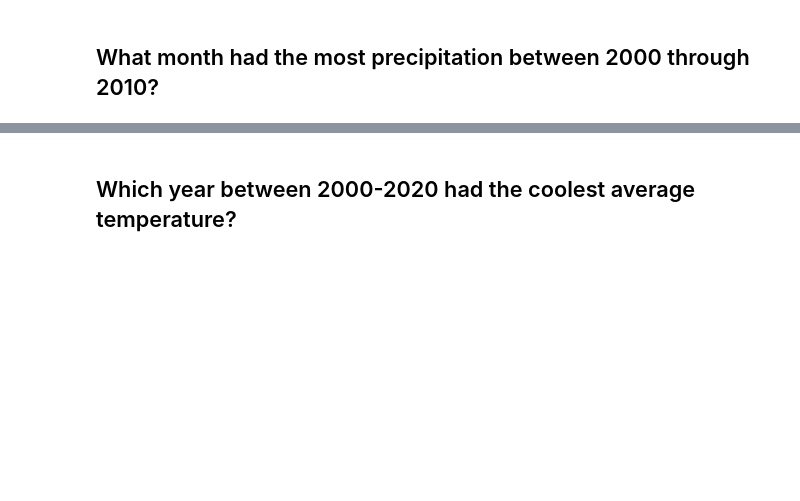
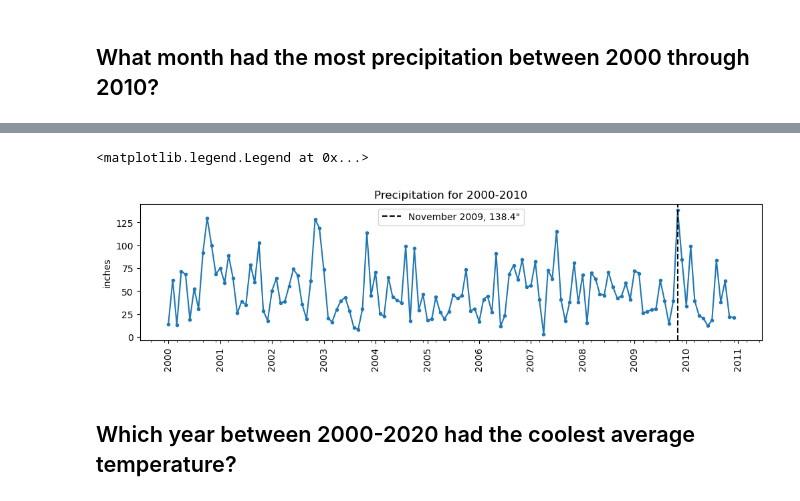
Before and after one commit to JosephPLim/Coding-Dojo-Resampling-Datetime-Data, a Jupyter notebook: Resampling-Datetime-Data.ipynb, the cells around one changed output, grey strips where cells are left out. Drawn from its saved outputs; the diff is of its cells as text; code cells hidden in the pictures; blank space fills up the shorter version.

```diff
--- a/Resampling-Datetime-Data.ipynb
+++ b/Resampling-Datetime-Data.ipynb
@@ -98,2 +172,5 @@ dtype: float64
 # %% [markdown]
 ## What month had the most precipitation between 2000 through 2010?
+# %%
+precipitation_df = df_2000s["precipitation"].to_frame()
+precipitation_df.head()
@@ -99,0 +185,4 @@ dtype: float64
+# %%
+#Selecting only data from 2000-2010
+precipitation_df = precipitation_df.loc["2000":"2010"]
+print(precipitation_df.head(), precipitation_df.tail())
@@ -99,0 +203,4 @@ dtype: float64
+# %%
+#Getting total precipitation by month
+precipitation_df = precipitation_df.resample("MS").sum()
+precipitation_df.head()
@@ -99,0 +215,3 @@ dtype: float64
+# %%
+max_precip = precipitation_df["precipitation"].idxmax()
+max_precip
@@ -100,2 +225,31 @@ dtype: float64
+# %%
+year_loc = mdates.YearLocator()
+year_fmt = mdates.DateFormatter("%Y")
+
+month_loc = mdates.MonthLocator(interval = 3)
+
+#Plotting Data
+fig, ax = plt.subplots()
+ax.plot(precipitation_df.index, precipitation_df.values, marker = ".")
+
+#Formatting major ticks
+ax.xaxis.set_major_locator(year_loc)
+ax.xaxis.set_major_formatter(year_fmt)
+fig.autofmt_xdate(rotation=90,ha='center')
+
+#Formatting minor ticks
+ax.xaxis.set_minor_locator(month_loc)
+
+#Setting vertical line to show maximum rainfall month
+ax.axvline(max_precip, color = "black",label="November 2009, 138.4\"", ls = "--")
+
+#Setting Labels
+ax.set_ylabel("inches")
+ax.set_title("Precipitation for 2000-2010")
+
+ax.legend()
+# %% [output]
+<matplotlib.legend.Legend at 0x...>
+[figure, added]
 # %% [markdown]
 ## Which year between 2000-2020 had the coolest average temperature?
```
Also changed, not shown: parts of 28 cells of this notebook.
